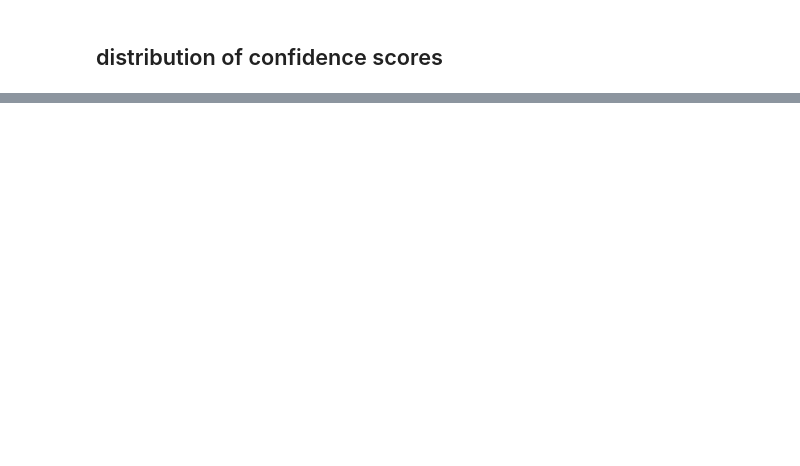
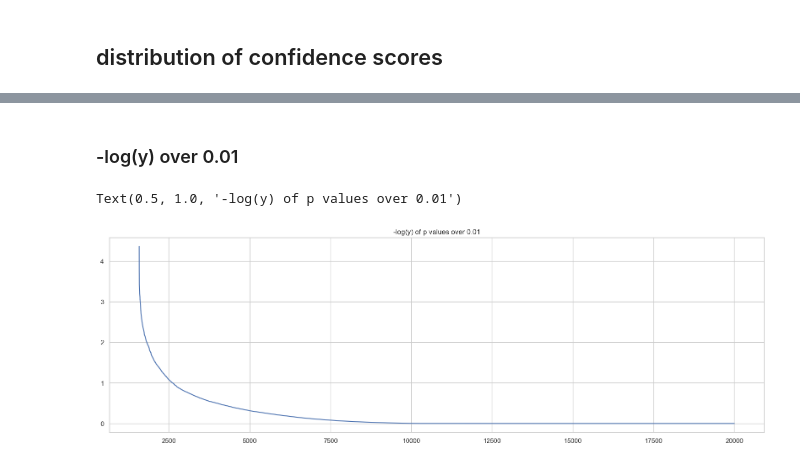
Before and after one commit to DBeben22/expert-tandem, a Jupyter notebook: prototypes/prototype_vers4.ipynb, the cells around one changed output, grey strips where cells are left out. Saved outputs shown, nothing was run; the diff lists cells and outputs as text; code cells hidden in the pictures; blank space fills up the shorter version.

Commit message:
Final Version uploaded, now only graphing is left

```diff
--- a/prototypes/prototype_vers4.ipynb
+++ b/prototypes/prototype_vers4.ipynb
@@ -575,0 +698,5 @@ axis=1
+# %%
+pep_df["combined_p"] = pep_df.apply(
+lambda row: fisher_combined_p(row["rank_p"],row["mz_fid_p"]),
+axis=1
+)
@@ -577,0 +728,27 @@ axis=1
+# %%
+###
+p_dist_data = {
+    "x":pep_df.sort_values(by=["combined_p"], ascending=True).reset_index().index,
+    "y":pep_df.sort_values(by=["combined_p"], ascending=True).reset_index()["combined_p"]
+}
+
+over_001_df = pep_df.sort_values(by=["combined_p"], ascending=True).reset_index()
+over_001_df = over_001_df[over_001_df["combined_p"] > 0.01]
+
+
+over_001 = {
+    "x": over_001_df.index,
+    "y": over_001_df["combined_p"]
+}
+
+
+plt.plot(
+    p_dist_data["x"],p_dist_data["y"]
+)
+plt.title("p-value distribution")
+# plt.xlim(0,1500)
+# plt.ylim(-0.005,0.005)
+#plt.gca().invert_yaxis()
+
+# plt.savefig('../graphs/p_score_dist.png')
+plt.show()
@@ -577,0 +757,11 @@ axis=1
+# %% [markdown]
+### -log(y) over 0.01
+# %%
+plt.plot(
+    over_001["x"],
+    -np.log(over_001["y"])
+)
+plt.title("-log(y) of p values over 0.01")
+# %% [output]
+Text(0.5, 1.0, '-log(y) of p values over 0.01')
+[figure, added]
```
Also changed, not shown: parts of 32 cells of this notebook, 2 other files.
